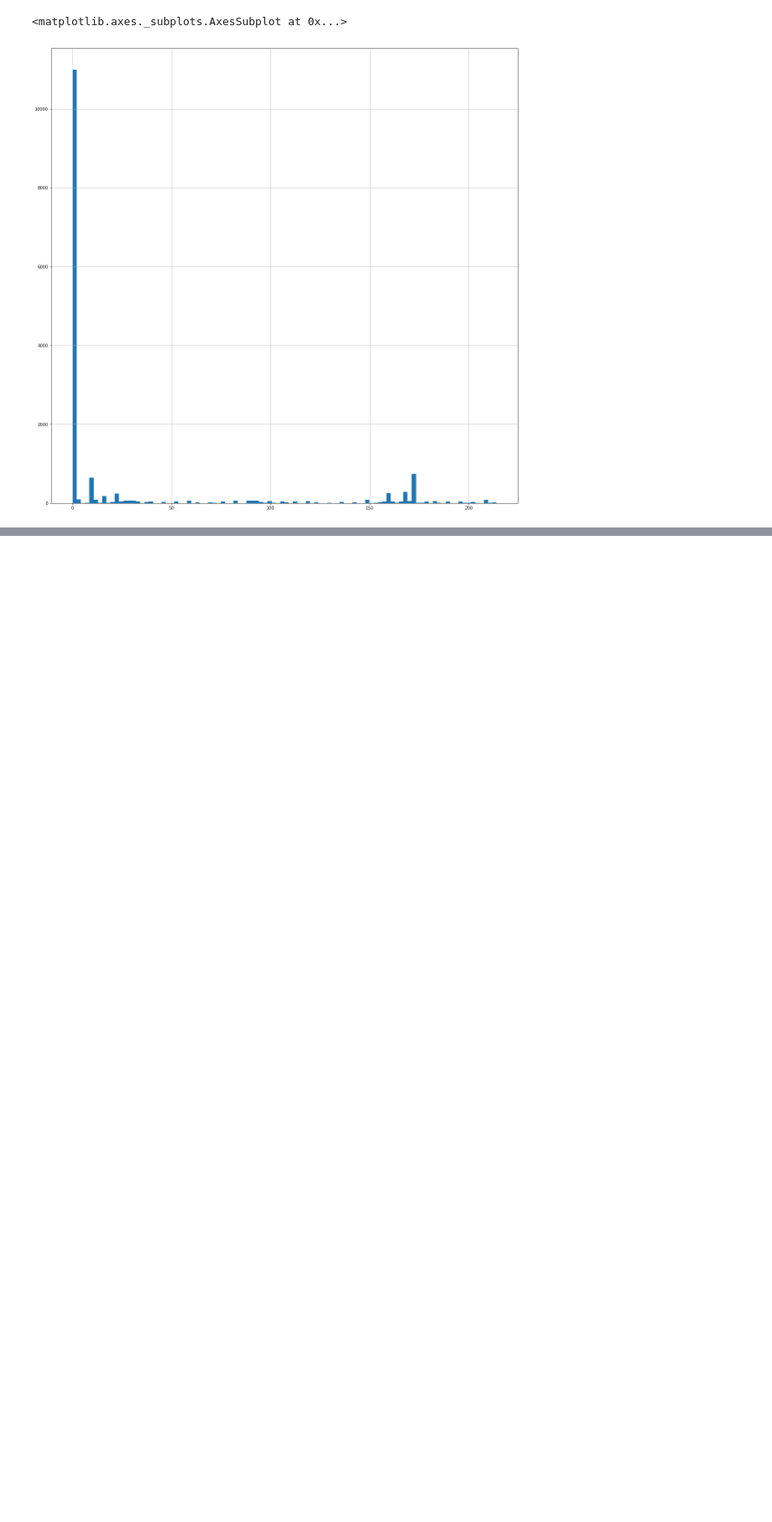
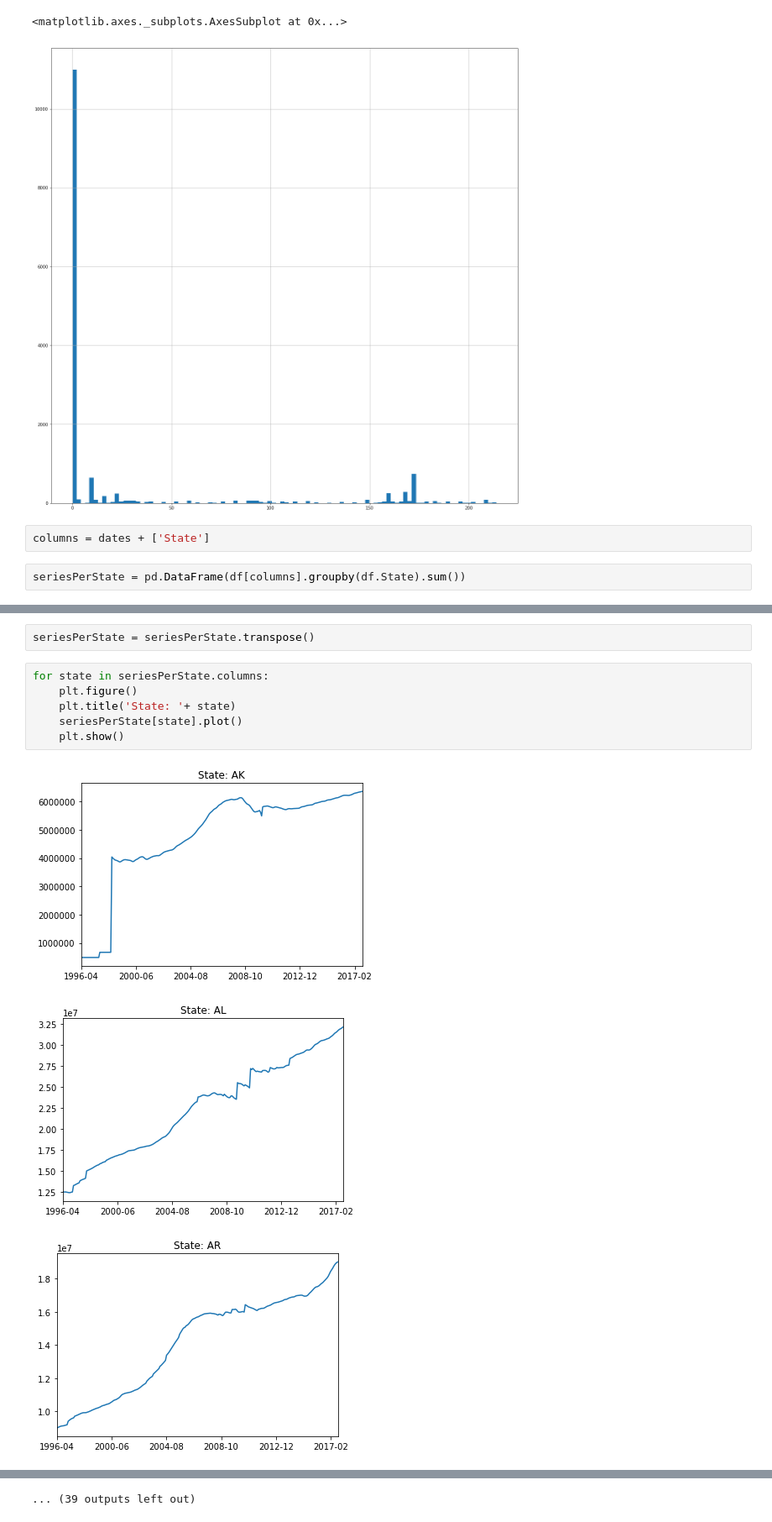
Before and after one commit to ctresc/epfl-dataviz-realestatemap, a Jupyter notebook: Research/Zillow/Wrangling.ipynb, the cells around one changed output, grey strips where cells are left out. Shown at 84% size. Cells and saved outputs as stored; diff of their text form; blank space fills up the shorter version.

```diff
--- a/Research/Zillow/Wrangling.ipynb
+++ b/Research/Zillow/Wrangling.ipynb
@@ -71,3 +71,7 @@ dfTimeSeries.isnull().sum(axis=1).hist(bins=100) # histogram of nan values conta
 # %% [output]
 <matplotlib.axes._subplots.AxesSubplot at 0x...>
 [figure]
+# %%
+columns = dates + ['State']
+# %%
+seriesPerState = pd.DataFrame(df[columns].groupby(df.State).sum())
@@ -73,0 +100,12 @@ dfTimeSeries.isnull().sum(axis=1).hist(bins=100) # histogram of nan values conta
+# %%
+seriesPerState = seriesPerState.transpose()
+# %%
+for state in seriesPerState.columns:
+    plt.figure()
+    plt.title('State: '+ state)
+    seriesPerState[state].plot()
+    plt.show()
+# %% [output]
+[figure, added]
+[figure, added]
+[figure, added]
@@ -73,0 +121 @@ dfTimeSeries.isnull().sum(axis=1).hist(bins=100) # histogram of nan values conta
+... (39 outputs left out)
```
Also changed, not shown: parts of 2 cells of this notebook, 5 other files.
